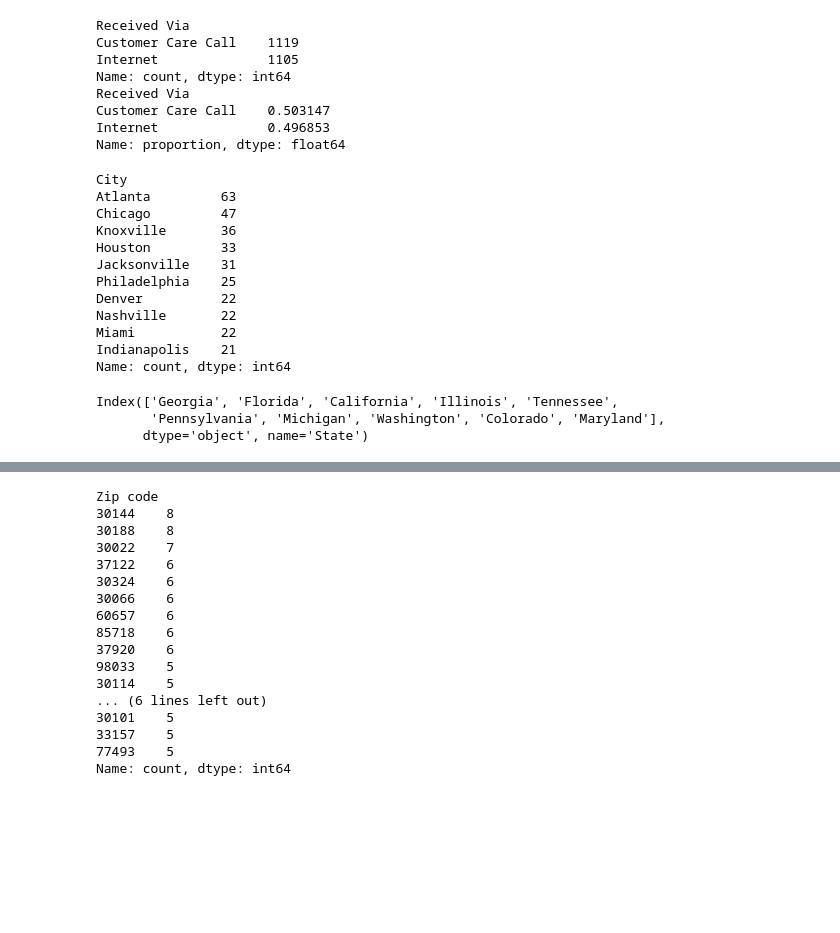
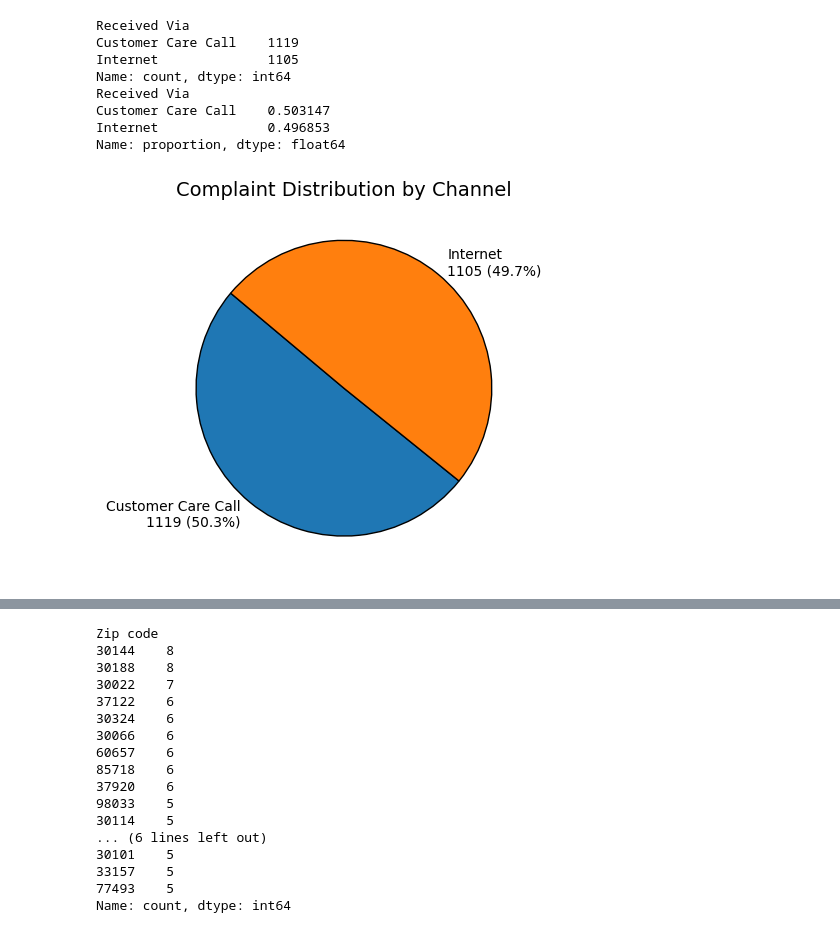
Before and after one commit to kurniadit/telecom_customer_complaints, a Jupyter notebook: analytics.ipynb, the cells around one changed output, grey strips where cells are left out. Drawn from its saved outputs; the diff is of its cells as text; code cells hidden in the pictures; blank space fills up the shorter version.

```diff
--- a/analytics.ipynb
+++ b/analytics.ipynb
@@ -257,26 +259,16 @@ Received Via
 Customer Care Call    0.503147
 Internet              0.496853
 Name: proportion, dtype: float64
-# %%
-# count complaints based on city
-df_all_new['City'].value_counts().head(10)
-# %% [output]
-City
-Atlanta         63
-Chicago         47
-Knoxville       36
-Houston         33
-Jacksonville    31
-Philadelphia    25
-Denver          22
-Nashville       22
-Miami           22
-Indianapolis    21
-Name: count, dtype: int64
-# %%
-# count complaints based on state
-df_all_new['State'].value_counts().head(10).index
-# %% [output]
-Index(['Georgia', 'Florida', 'California', 'Illinois', 'Tennessee',
-       'Pennsylvania', 'Michigan', 'Washington', 'Colorado', 'Maryland'],
-      dtype='object', name='State')
+# %%
+channel_counts = df_all_new['Received Via'].value_counts()
+channel_counts_percent = df_all_new['Received Via'].value_counts(normalize=True)
+labels = [f"{channel}\n{count} ({percent*100:.1f}%)" for channel, count, percent in zip(channel_counts.index, channel_counts, channel_counts_percent)]
+plt.pie(channel_counts, labels=labels, autopct='', startangle=140, wedgeprops={'edgecolor': 'black'})
+
+# Tambahin title
+plt.title("Complaint Distribution by Channel", fontsize=14)
+
+# Tampilkan chart
+plt.show()
+# %% [output]
+[figure, added]
```
Also changed, not shown: parts of 23 cells of this notebook.
